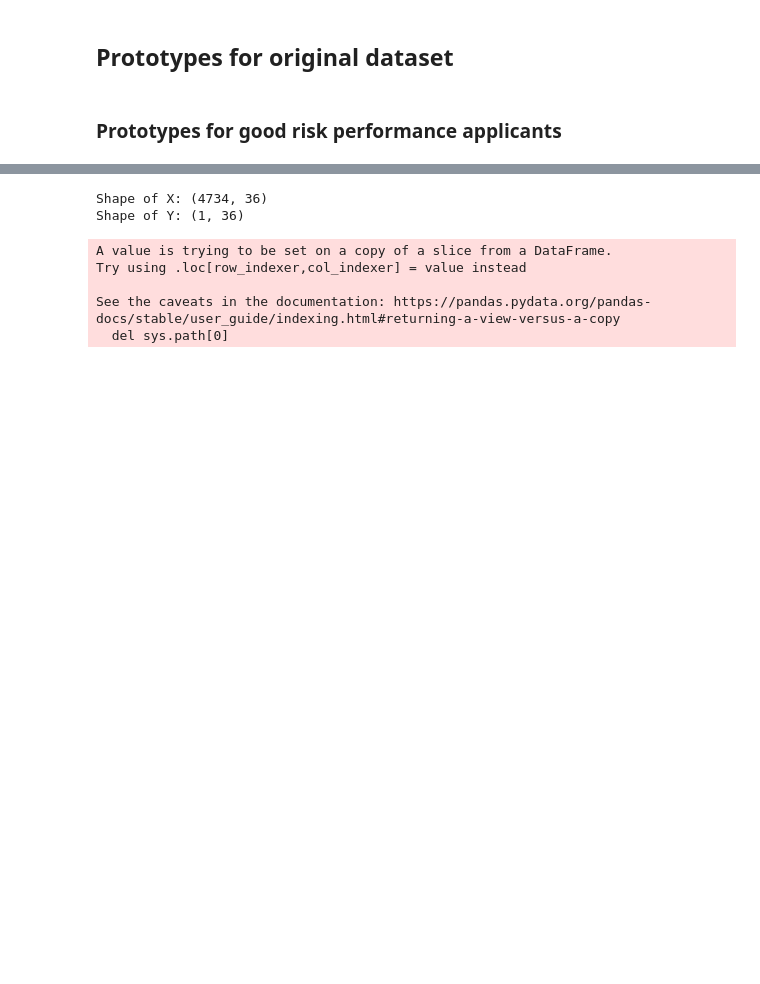
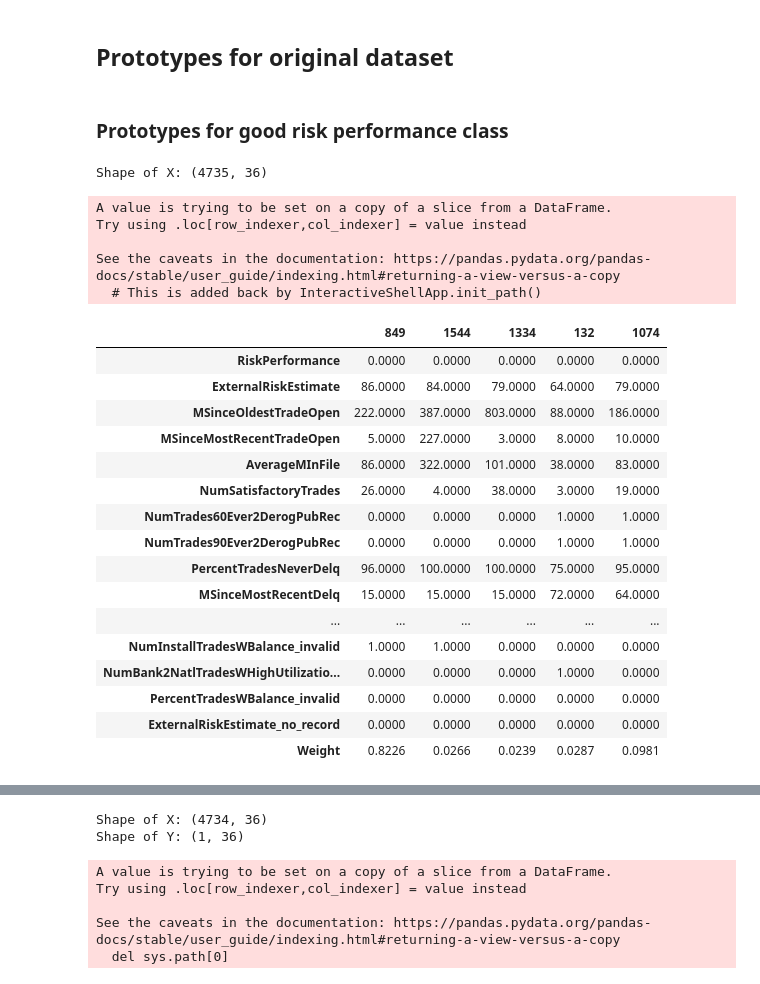
Before and after one commit to felixpeters/ethical-ai-tooling, a Jupyter notebook: nbs/02_Prototypes_and_Criticisms.ipynb, the cells around one changed output, grey strips where cells are left out. Cells and saved outputs as stored; diff of their text form; code cells hidden in the pictures; blank space fills up the shorter version.

Commit message:
Update ProtoDash notebook with class prototypes

```diff
--- a/nbs/02_Prototypes_and_Criticisms.ipynb
+++ b/nbs/02_Prototypes_and_Criticisms.ipynb
@@ -40,4 +40,41 @@ data.head(20).transpose()
 # %% [markdown]
 ## Prototypes for original dataset
 # %% [markdown]
-### Prototypes for good risk performance applicants
+### Prototypes for good risk performance class
+# %%
+data_good = data[data.RiskPerformance == 0].reset_index(drop=True)
+
+X = data_good.values
+
+print(f"Shape of X: {X.shape}")
+
+exp = ProtodashExplainer()
+(weights, protos, obj_fn_vals) = exp.explain(X, X, m=5)
+
+proto_df = data_good.iloc[protos]
+proto_df["Weight"] = np.around(weights / np.sum(weights), 4)
+proto_df.transpose()
+# %% [output]
+Shape of X: (4735, 36)
+A value is trying to be set on a copy of a slice from a DataFrame.
+Try using .loc[row_indexer,col_indexer] = value instead
+
+See the caveats in the documentation: https://pandas.pydata.org/pandas-docs/stable/user_guide/indexing.html#returning-a-view-versus-a-copy
+  # This is added back by InteractiveShellApp.init_path()
+|  | 849 | 1544 | 1334 | 132 | 1074 |
+| RiskPerformance | 0.0000 | 0.0000 | 0.0000 | 0.0000 | 0.0000 |
+| ExternalRiskEstimate | 86.0000 | 84.0000 | 79.0000 | 64.0000 | 79.0000 |
+| MSinceOldestTradeOpen | 222.0000 | 387.0000 | 803.0000 | 88.0000 | 186.0000 |
+| MSinceMostRecentTradeOpen | 5.0000 | 227.0000 | 3.0000 | 8.0000 | 10.0000 |
+| AverageMInFile | 86.0000 | 322.0000 | 101.0000 | 38.0000 | 83.0000 |
+| NumSatisfactoryTrades | 26.0000 | 4.0000 | 38.0000 | 3.0000 | 19.0000 |
+| NumTrades60Ever2DerogPubRec | 0.0000 | 0.0000 | 0.0000 | 1.0000 | 1.0000 |
+| NumTrades90Ever2DerogPubRec | 0.0000 | 0.0000 | 0.0000 | 1.0000 | 1.0000 |
+| PercentTradesNeverDelq | 96.0000 | 100.0000 | 100.0000 | 75.0000 | 95.0000 |
+| MSinceMostRecentDelq | 15.0000 | 15.0000 | 15.0000 | 72.0000 | 64.0000 |
+| ... | ... | ... | ... | ... | ... |
+| NumInstallTradesWBalance_invalid | 1.0000 | 1.0000 | 0.0000 | 0.0000 | 0.0000 |
+| NumBank2NatlTradesWHighUtilizatio... | 0.0000 | 0.0000 | 0.0000 | 1.0000 | 0.0000 |
+| PercentTradesWBalance_invalid | 0.0000 | 0.0000 | 0.0000 | 0.0000 | 0.0000 |
+| ExternalRiskEstimate_no_record | 0.0000 | 0.0000 | 0.0000 | 0.0000 | 0.0000 |
+| Weight | 0.8226 | 0.0266 | 0.0239 | 0.0287 | 0.0981 |
```
Also changed, not shown: parts of 8 cells of this notebook.
